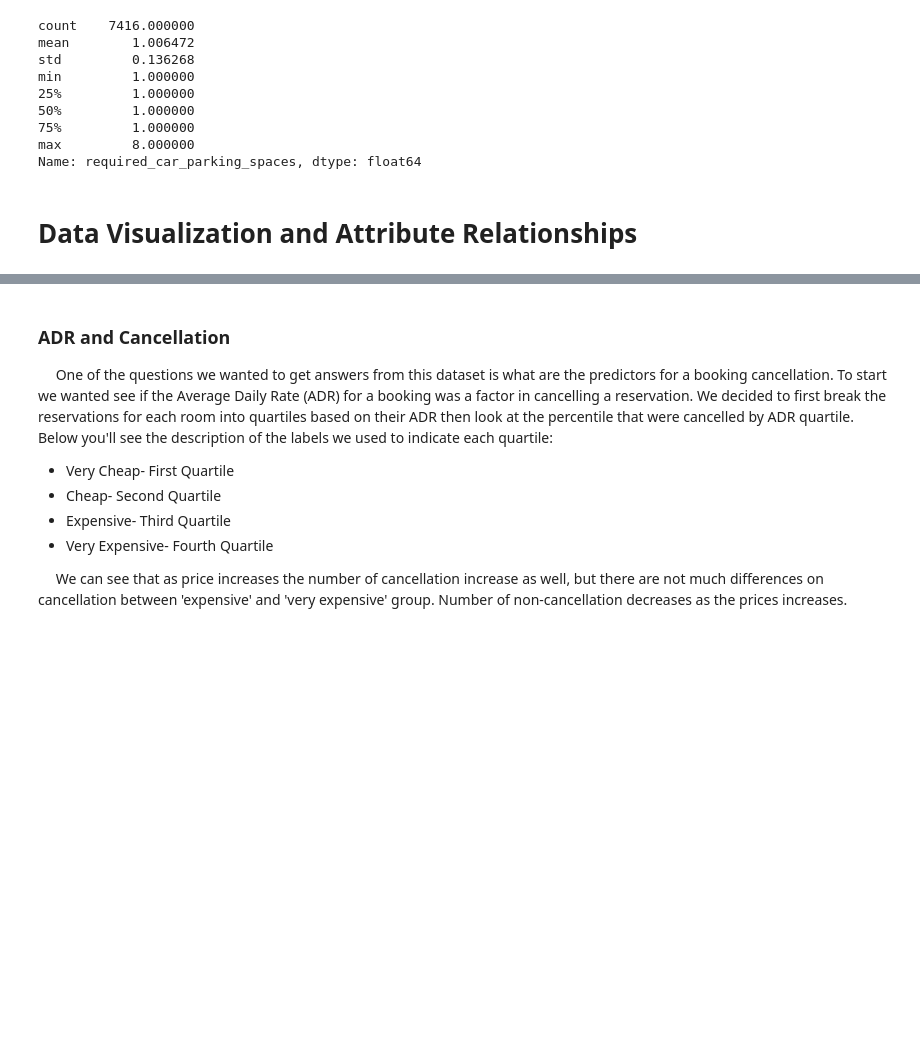
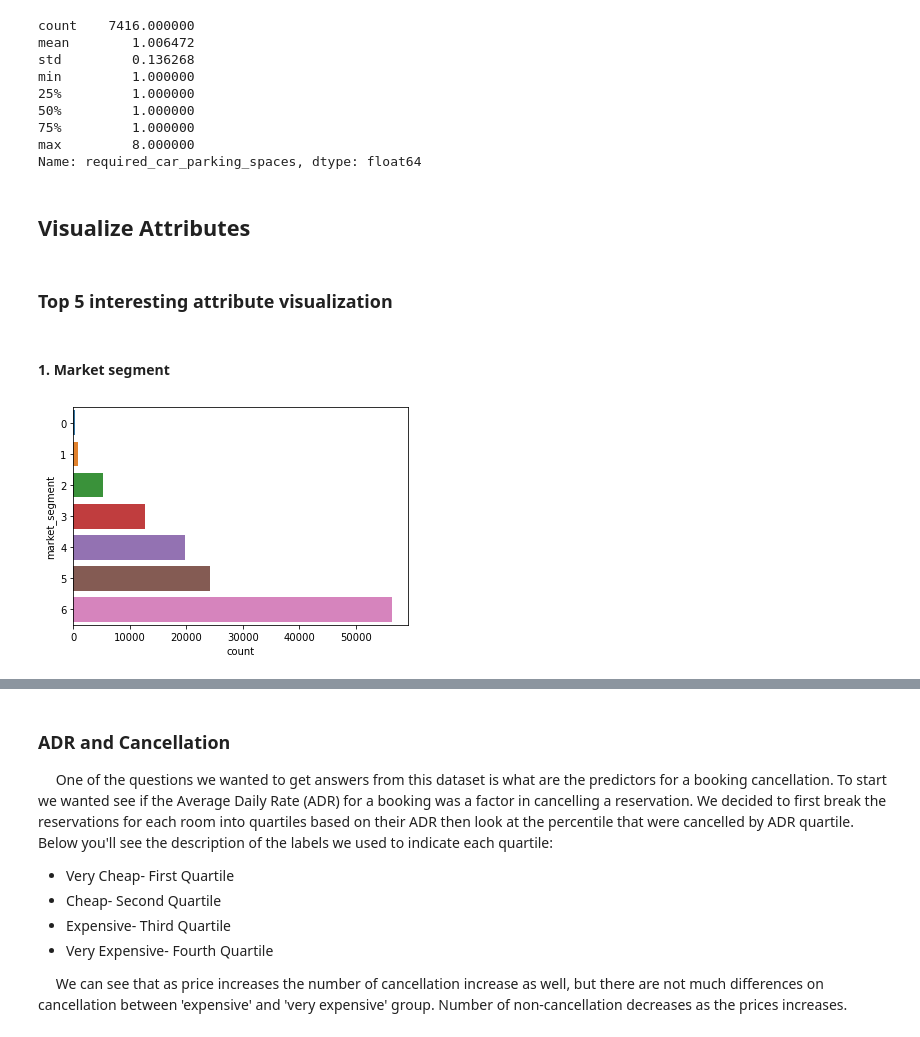
Before and after one commit to olmosjorge28/DS7331_ML1_ASSINGMENTS, a Jupyter notebook: lab1/Lab_1_notebook.ipynb, the cells around one changed output, grey strips where cells are left out. Cells and saved outputs as stored; diff of their text form; code cells hidden in the pictures; blank space fills up the shorter version.

```diff
--- a/lab1/Lab_1_notebook.ipynb
+++ b/lab1/Lab_1_notebook.ipynb
@@ -50,3 +54,10 @@
 | StaysInWeekNights | Integer | Number of week nights (Monday to Friday) the guest stayed or booked to stay at the hotel | BO and BL/Calculated by counting the number of week nights from the total number of nights |
 | TotalOfSpecialRequests | Integer | Number of special requests made by the customer (e.g. twin bed or high floor) | BO and BL/Sum of all special requests |
 <br>
+# %%
+import pandas as pd
+import numpy as np
+
+hotel_bookings = pd.read_csv('~/Desktop/SMU/DS 7331 - Machine Learning 1/Lab 1/Data/hotel_bookings.csv') # read in the csv file
+
+hotel_bookings.head()
@@ -104,10 +144,3 @@ Additionally, the following attributes were classified as objects, however they'
 
 
 Lastly, for the arrival_date_month we decided to encode according to their correspoding month number in the gregorian calendar and construct two new columns that correspond to the generated timestamp from the concatenated arrival date and the reservation_status_date to help out with regression later on.
-# %%
-import pandas as pd
-import numpy as np
-
-hotel_bookings = pd.read_csv('hotel_bookings.csv') # read in the csv file
-
-hotel_bookings.head()
@@ -674,5 +699,16 @@ min         1.000000
 75%         1.000000
 max         8.000000
 Name: required_car_parking_spaces, dtype: float64
-# %% [markdown]
-# Data Visualization and Attribute Relationships
+# %% [markdown]
+## Visualize Attributes
+# %% [markdown]
+### Top 5 interesting attribute visualization
+# %% [markdown]
+#### 1. Market segment
+# %%
+import seaborn as sns
+
+sns.countplot(y="market_segment", data=hotel_bookings_transform)
+plt.show()
+# %% [output]
+[figure, added]
```
Also changed, not shown: parts of 16 cells of this notebook.
